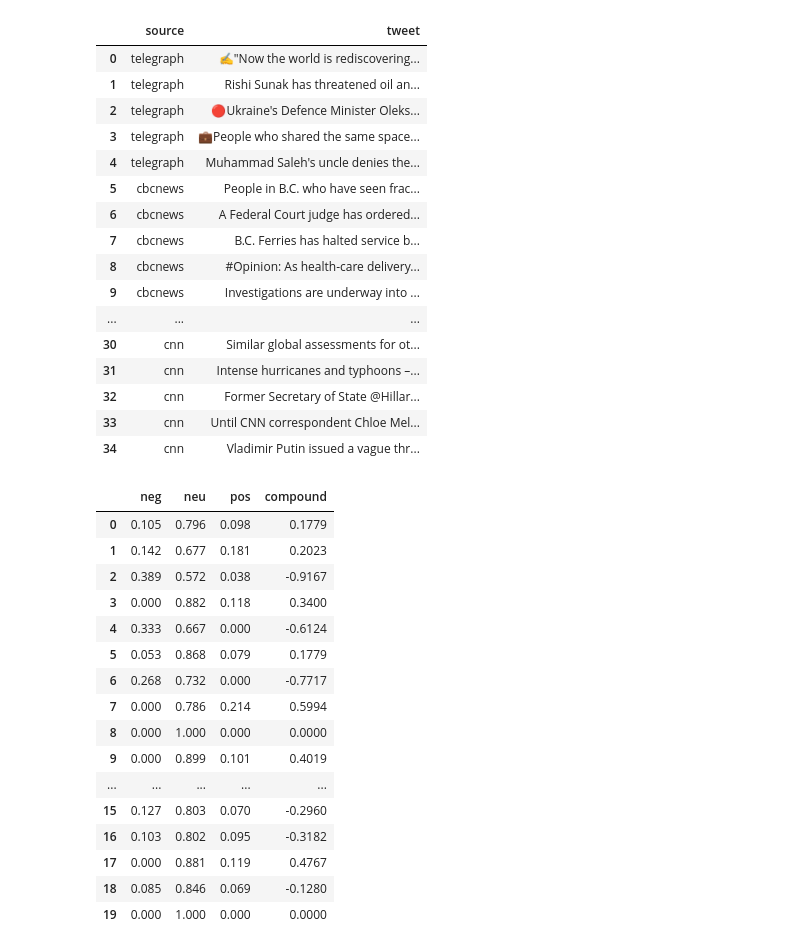
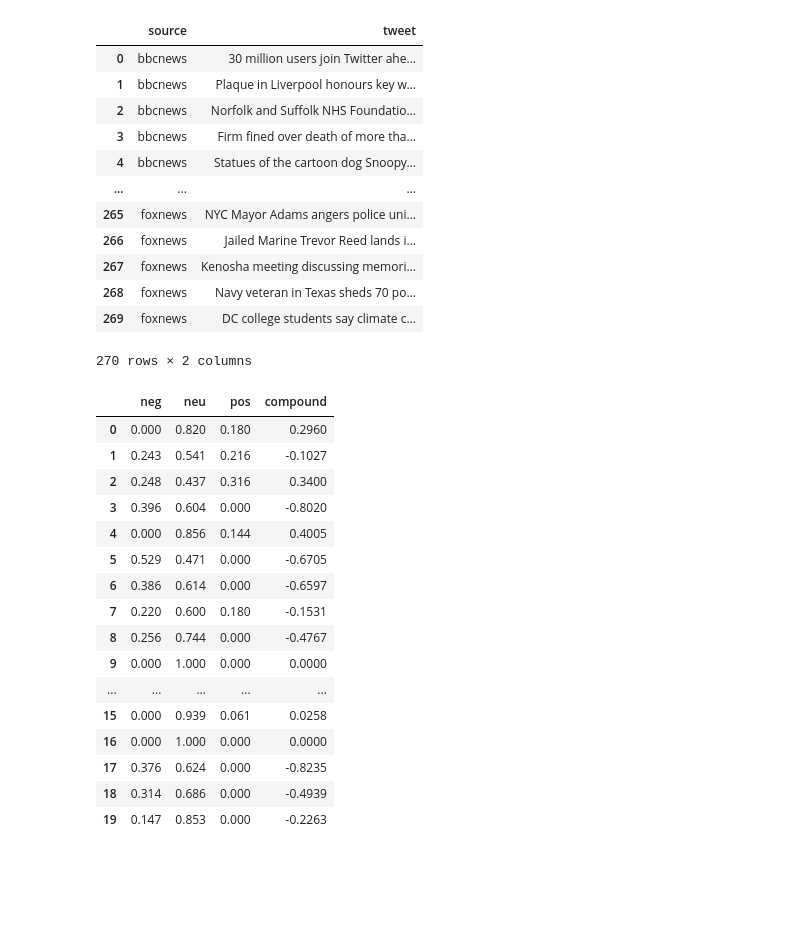
Before and after one commit to Kiehl012/Twitter_Sentiment_Analysis, a Jupyter notebook: api_request.ipynb, the cells around one changed output. Drawn from its saved outputs; the diff is of its cells as text; code cells hidden in the pictures; blank space fills up the shorter version.

```diff
--- a/api_request.ipynb
+++ b/api_request.ipynb
@@ -9,13 +9,15 @@ from config import TOKEN
 bearer_token = TOKEN
 
 # Create dictionary of twitter accounts. (These can be changed. I just selected these for the sake of testing the script.)
-users = {'telegraph':16343974,
-         'cbcnews':6433472,
+users = {'bbcnews':612473,
+         'msnbc':2836421,
          'ap':51241574,
+         'oann':1209936918,
          'washingtonpost':2467791,
          'wsj':3108351,
          'nytimes':807095,
-         'cnn':759251}
+         'cnn':759251,
+        'foxnews':1367531}
 
 # Initialize empty dataframe
 final_df = pd.DataFrame(columns=['source','tweet'])
@@ -25,51 +27,48 @@ def bearer_oauth(r):
     Method required by bearer token authentication.
     """
 
     r.headers["Authorization"] = f"Bearer {bearer_token}"
     r.headers["User-Agent"] = "v2UserTweetsPython"
     return r
 
+tweet_count = 30
 # Loop through dictionary of accounts
 for user in users:
 
     # define query parameters
-    params = {"max_results":5,
+    params = {"max_results":tweet_count,
              'exclude':'replies,retweets'}
     # create request URL
     URL = "https://api.twitter.com/2/users/{}/tweets".format(users[user])
     response = requests.request("GET", URL, auth=bearer_oauth, params = params).json()
 
     # loop through payload to grab individual tweets for each account
-    for x in range(5):
+    for x in range(tweet_count):
         # grab tweet text
         tweet = response['data'][x]['text']
         # removed URL from end of tweet and strip leading/trailing spaces
         clean_tweet = re.sub(r'https://.*', '',tweet).strip()
         source = user
         tweet = clean_tweet
         # user account name and tweet test to temporary dataframe.
         temp_df = pd.DataFrame([[source, tweet]], columns =['source','tweet'])
         # add temporary dataframe to final dataframe.
         final_df = pd.concat([final_df,temp_df],ignore_index=True)
 final_df
 # %% [output]
 |  | source | tweet |
-| 0 | telegraph | ✍️"Now the world is rediscovering... |
-| 1 | telegraph | Rishi Sunak has threatened oil an... |
-| 2 | telegraph | 🔴Ukraine's Defence Minister Oleks... |
-| 3 | telegraph | 💼People who shared the same space... |
-| 4 | telegraph | Muhammad Saleh's uncle denies the... |
-| 5 | cbcnews | People in B.C. who have seen frac... |
-| 6 | cbcnews | A Federal Court judge has ordered... |
-| 7 | cbcnews | B.C. Ferries has halted service b... |
-| 8 | cbcnews | #Opinion: As health-care delivery... |
-| 9 | cbcnews | Investigations are underway into ... |
+| 0 | bbcnews | 30 million users join Twitter ahe... |
+| 1 | bbcnews | Plaque in Liverpool honours key w... |
+| 2 | bbcnews | Norfolk and Suffolk NHS Foundatio... |
+| 3 | bbcnews | Firm fined over death of more tha... |
+| 4 | bbcnews | Statues of the cartoon dog Snoopy... |
 | ... | ... | ... |
-| 30 | cnn | Similar global assessments for ot... |
-| 31 | cnn | Intense hurricanes and typhoons –... |
-| 32 | cnn | Former Secretary of State @Hillar... |
-| 33 | cnn | Until CNN correspondent Chloe Mel... |
-| 34 | cnn | Vladimir Putin issued a vague thr... |
+| 265 | foxnews | NYC Mayor Adams angers police uni... |
+| 266 | foxnews | Jailed Marine Trevor Reed lands i... |
+| 267 | foxnews | Kenosha meeting discussing memori... |
+| 268 | foxnews | Navy veteran in Texas sheds 70 po... |
+| 269 | foxnews | DC college students say climate c... |
+270 rows × 2 columns
 # %%
 from vaderSentiment.vaderSentiment import SentimentIntensityAnalyzer
 analyser = SentimentIntensityAnalyzer()
@@ -86,22 +85,22 @@ tweetScore_df= pd.DataFrame(tweet_scores)
 tweetScore_df.head(20)
 # %% [output]
 |  | neg | neu | pos | compound |
-| 0 | 0.105 | 0.796 | 0.098 | 0.1779 |
-| 1 | 0.142 | 0.677 | 0.181 | 0.2023 |
-| 2 | 0.389 | 0.572 | 0.038 | -0.9167 |
-| 3 | 0.000 | 0.882 | 0.118 | 0.3400 |
-| 4 | 0.333 | 0.667 | 0.000 | -0.6124 |
-| 5 | 0.053 | 0.868 | 0.079 | 0.1779 |
-| 6 | 0.268 | 0.732 | 0.000 | -0.7717 |
-| 7 | 0.000 | 0.786 | 0.214 | 0.5994 |
-| 8 | 0.000 | 1.000 | 0.000 | 0.0000 |
-| 9 | 0.000 | 0.899 | 0.101 | 0.4019 |
+| 0 | 0.000 | 0.820 | 0.180 | 0.2960 |
+| 1 | 0.243 | 0.541 | 0.216 | -0.1027 |
+| 2 | 0.248 | 0.437 | 0.316 | 0.3400 |
+| 3 | 0.396 | 0.604 | 0.000 | -0.8020 |
+| 4 | 0.000 | 0.856 | 0.144 | 0.4005 |
+| 5 | 0.529 | 0.471 | 0.000 | -0.6705 |
+| 6 | 0.386 | 0.614 | 0.000 | -0.6597 |
+| 7 | 0.220 | 0.600 | 0.180 | -0.1531 |
+| 8 | 0.256 | 0.744 | 0.000 | -0.4767 |
+| 9 | 0.000 | 1.000 | 0.000 | 0.0000 |
 | ... | ... | ... | ... | ... |
-| 15 | 0.127 | 0.803 | 0.070 | -0.2960 |
-| 16 | 0.103 | 0.802 | 0.095 | -0.3182 |
-| 17 | 0.000 | 0.881 | 0.119 | 0.4767 |
-| 18 | 0.085 | 0.846 | 0.069 | -0.1280 |
-| 19 | 0.000 | 1.000 | 0.000 | 0.0000 |
+| 15 | 0.000 | 0.939 | 0.061 | 0.0258 |
+| 16 | 0.000 | 1.000 | 0.000 | 0.0000 |
+| 17 | 0.376 | 0.624 | 0.000 | -0.8235 |
+| 18 | 0.314 | 0.686 | 0.000 | -0.4939 |
+| 19 | 0.147 | 0.853 | 0.000 | -0.2263 |
 # %%
 sentiment = tweetScore_df['compound'].to_list()
 final_df['sentiment_score'] = sentiment
```
Also changed, not shown: parts of 8 cells of this notebook.
